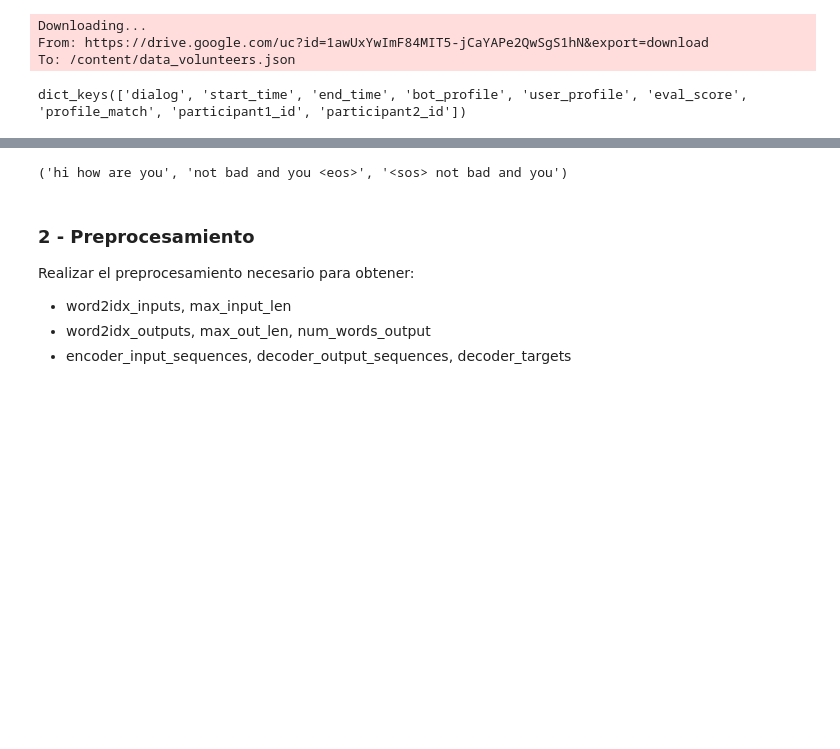
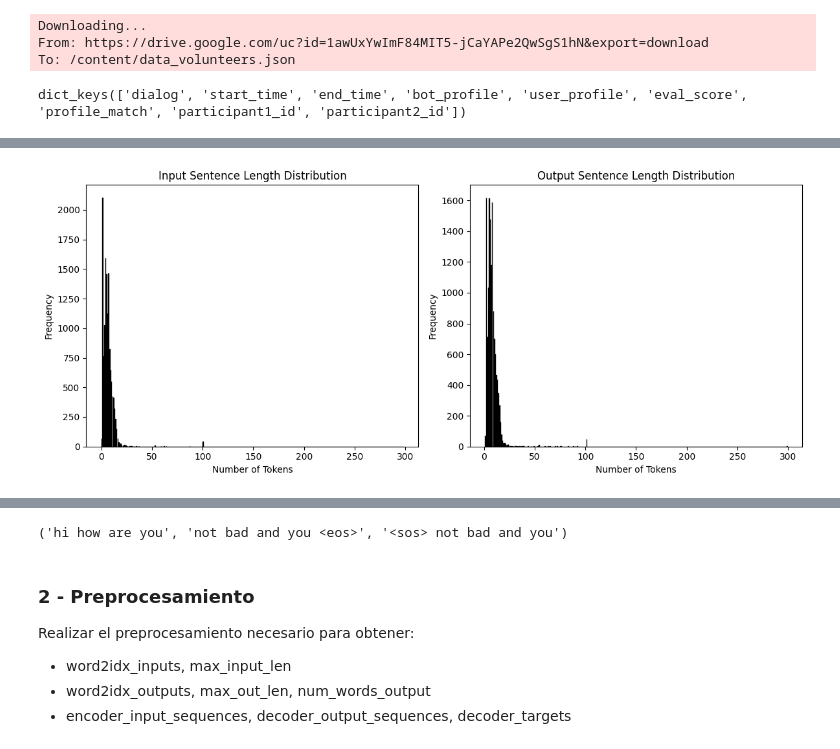
Before and after one commit to jmestanza/natural-language-processing-practice, a Jupyter notebook: desafios/Desafio_4/Desafio_4.ipynb, the cells around one changed output, grey strips where cells are left out. Saved outputs shown, nothing was run; the diff lists cells and outputs as text; code cells hidden in the pictures; blank space fills up the shorter version.

Commit message:
added distribution plot

```diff
--- a/desafios/Desafio_4/Desafio_4.ipynb
+++ b/desafios/Desafio_4/Desafio_4.ipynb
@@ -95,0 +102,30 @@ Cantidad de rows utilizadas: 10014
+# %%
+import matplotlib.pyplot as plt
+
+def plot_token_length_distribution(input_stncs, output_stncs, bins='auto'):
+    input_lengths = [len(sentence.split()) for sentence in input_stncs]
+    output_lengths = [len(sentence.split()) for sentence in output_stncs]
+
+    plt.figure(figsize=(12, 5))
+
+    # Input lengths
+    plt.subplot(1, 2, 1)
+    plt.hist(input_lengths, bins=bins, edgecolor='black')
+    plt.title('Input Sentence Length Distribution')
+    plt.xlabel('Number of Tokens')
+    plt.ylabel('Frequency')
+
+    # Output lengths
+    plt.subplot(1, 2, 2)
+    plt.hist(output_lengths, bins=bins, edgecolor='black')
+    plt.title('Output Sentence Length Distribution')
+    plt.xlabel('Number of Tokens')
+    plt.ylabel('Frequency')
+
+    plt.tight_layout()
+    plt.show()
+
+# Use auto-binning (or try bins='fd', 'sturges', etc.)
+plot_token_length_distribution(input_sentences, output_sentences, bins='auto')
+# %% [output]
+[figure, added]
```
Also changed, not shown: parts of 2 cells of this notebook.
